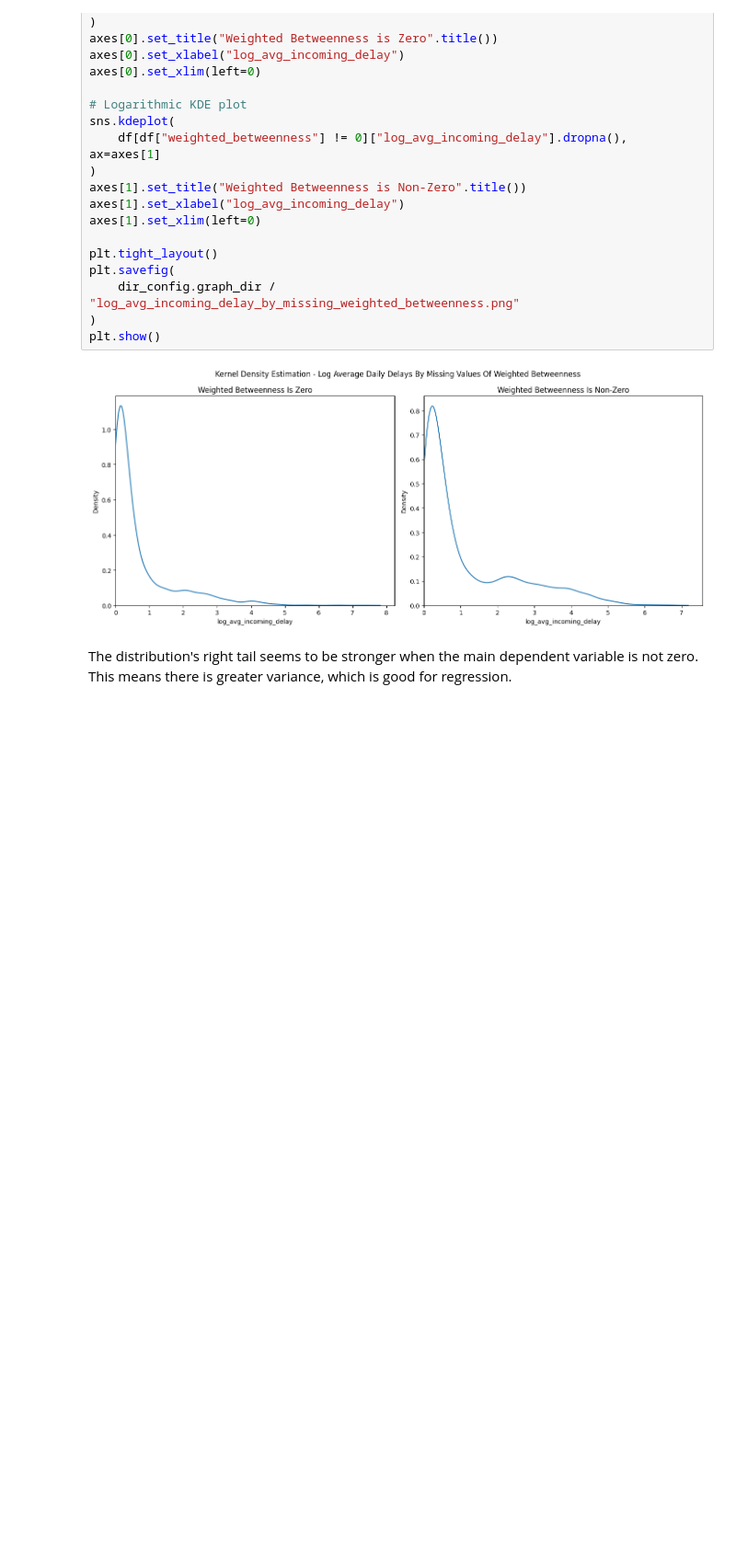
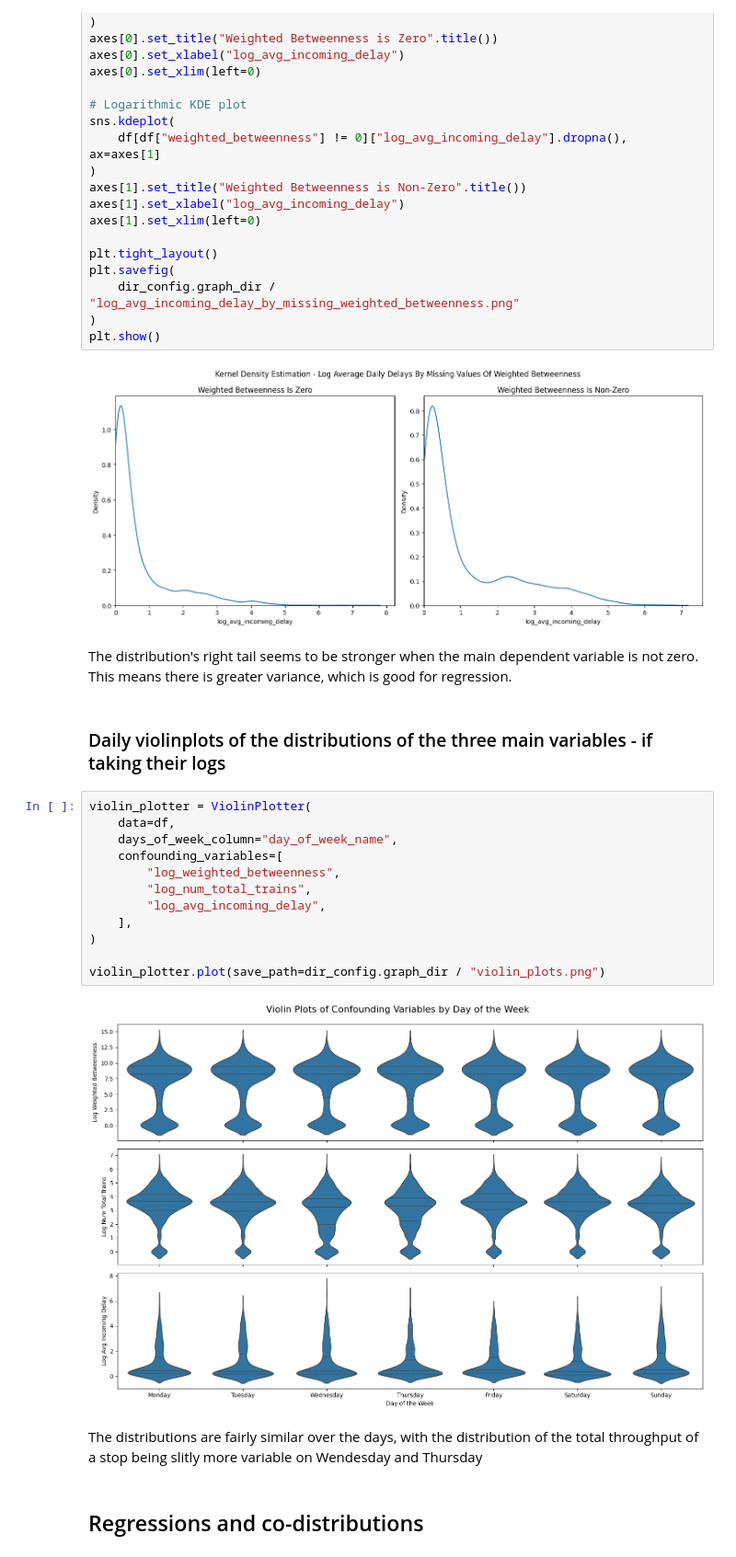
Before and after one commit to jrysztv/mav-analysis, a Jupyter notebook: analysis.ipynb, the cells around one changed output. Shown at 92% size. Cells and saved outputs as stored; diff of their text form; blank space fills up the shorter version.

```diff
--- a/analysis.ipynb
+++ b/analysis.ipynb
@@ -328,3 +346,23 @@ plt.show()
 # %% [markdown]
 The distribution's right tail seems to be stronger when the main dependent variable is not zero.
 This means there is greater variance, which is good for regression.
+# %% [markdown]
+### Daily violinplots of the distributions of the three main variables - if taking their logs
+# %%
+violin_plotter = ViolinPlotter(
+    data=df,
+    days_of_week_column="day_of_week_name",
+    confounding_variables=[
+        "log_weighted_betweenness",
+        "log_num_total_trains",
+        "log_avg_incoming_delay",
+    ],
+)
+
+violin_plotter.plot(save_path=dir_config.graph_dir / "violin_plots.png")
+# %% [output]
+[figure, added]
+# %% [markdown]
+The distributions are fairly similar over the days, with the distribution of the total throughput of a stop being slitly more variable on Wendesday and Thursday
+# %% [markdown]
+## Regressions and co-distributions
```
Also changed, not shown: parts of 28 cells of this notebook, 13 other files.
